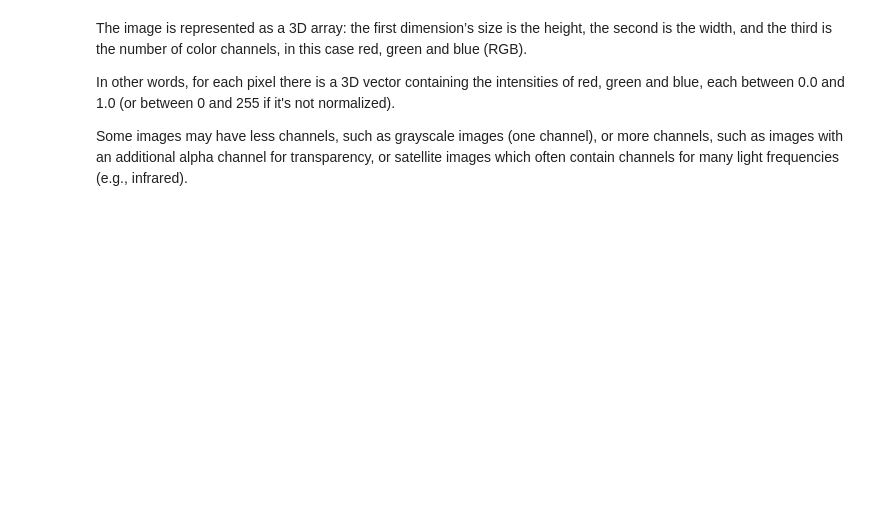
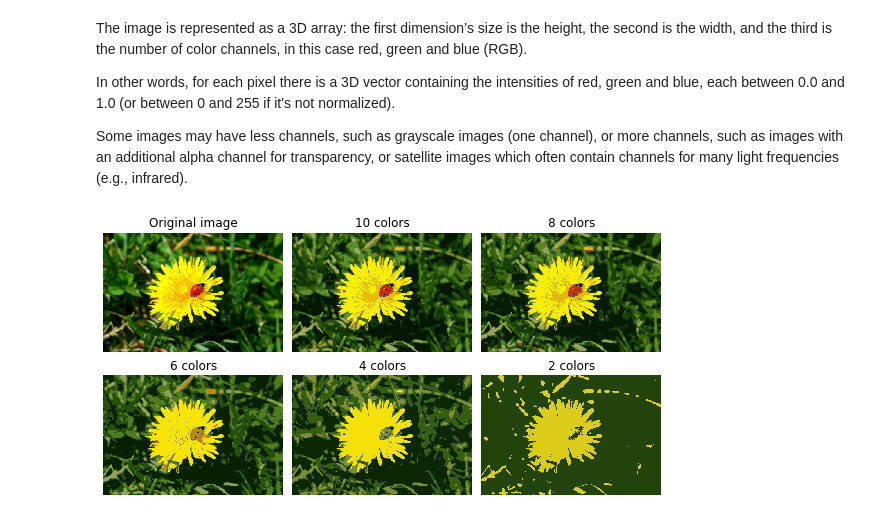
Before and after one commit to DanielSFlamarich/oreilly_skc_keras_tnsflw, a Jupyter notebook: chapter9/Unsupervised Learning.ipynb, the cells around one changed output. Saved outputs shown, nothing was run; the diff lists cells and outputs as text; code cells hidden in the pictures; blank space fills up the shorter version.

Commit message:
ladybug clustered

```diff
--- a/chapter9/Unsupervised Learning.ipynb
+++ b/chapter9/Unsupervised Learning.ipynb
@@ -373,6 +373,6 @@ we are going to do something much simpler: color segmentation. We will simply as
 # load image
 from matplotlib.image import imread
 
-path = '/Users/dsanchez/Code/Data_works/oreilly_skc_keras_tnsflw/chapter9/images/unsupervised_learning/ladybug.png'
+path = '~/oreilly_skc_keras_tnsflw/chapter9/images/unsupervised_learning/ladybug.png'
 
-image = imread(os.path.join('images', 'clustering', 'ladybug.png'))
+image = imread(os.path.join('images', 'unsupervised_learning', 'ladybug.png'))
@@ -388,6 +386,31 @@ Some images may have less channels, such as grayscale images (one channel), or m
 # reshapes the array to get a long list of RGB colors, then it clusters these colors using K-Means.
 X = image.reshape(-1, 3)
 
-kmeans = KMeans(m_clusters=8).fit(X)
+kmeans = KMeans(n_clusters=8).fit(X)
 segmented_img = kmeans.cluster_centers_[kmeans.labels_]
 segmented_img = segmented_img.reshape(image.shape)
+# %%
+segmented_imgs = []
+n_colors = (10, 8, 6, 4, 2)
+for n_clusters in n_colors:
+    kmeans = KMeans(n_clusters=n_clusters, random_state=42).fit(X)
+    segmented_img = kmeans.cluster_centers_[kmeans.labels_]
+    segmented_imgs.append(segmented_img.reshape(image.shape))
+# %%
+plt.figure(figsize=(10,5))
+plt.subplots_adjust(wspace=0.05, hspace=0.1)
+
+plt.subplot(231)
+plt.imshow(image)
+plt.title("Original image")
+plt.axis('off')
+
+for idx, n_clusters in enumerate(n_colors):
+    plt.subplot(232 + idx)
+    plt.imshow(segmented_imgs[idx])
+    plt.title("{} colors".format(n_clusters))
+    plt.axis('off')
+
+plt.show()
+# %% [output]
+[figure, added]
```
Also changed, not shown: parts of 1 cell of this notebook.
